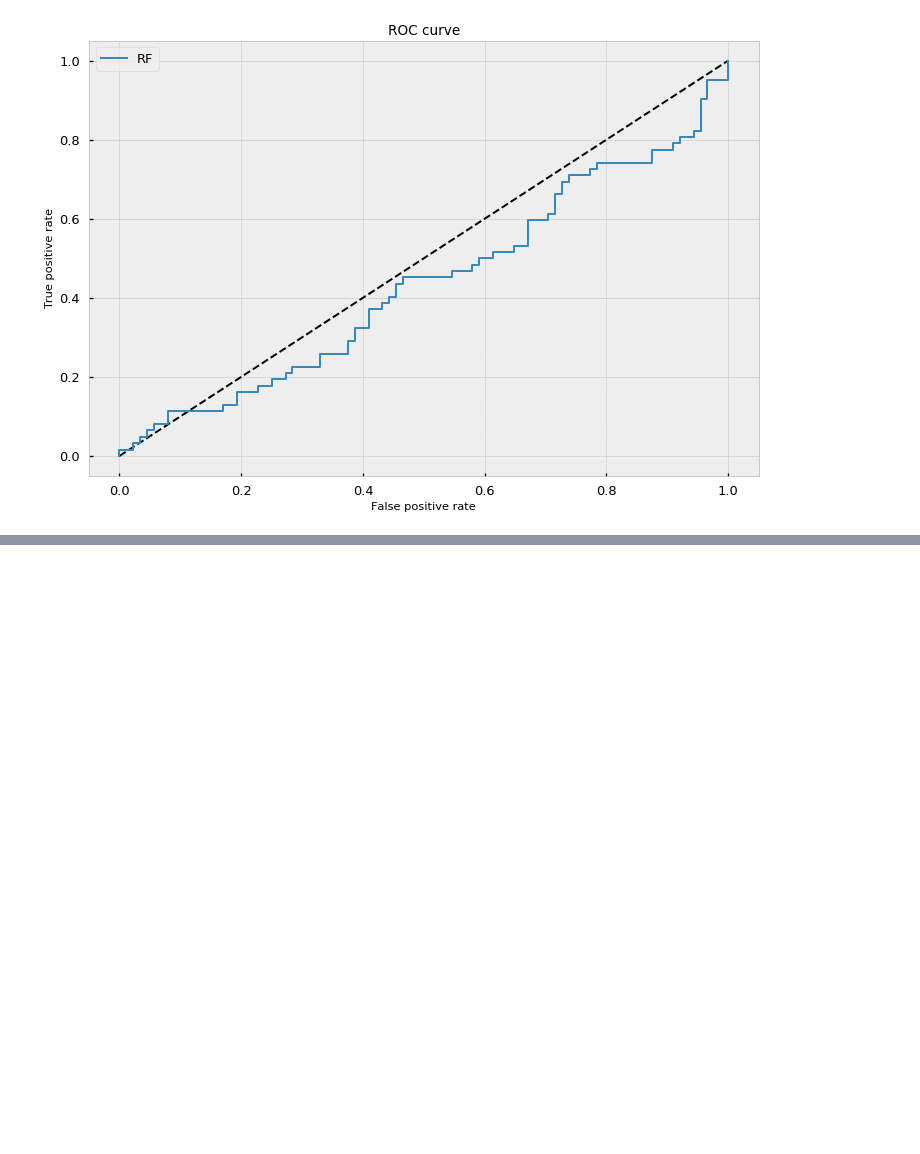
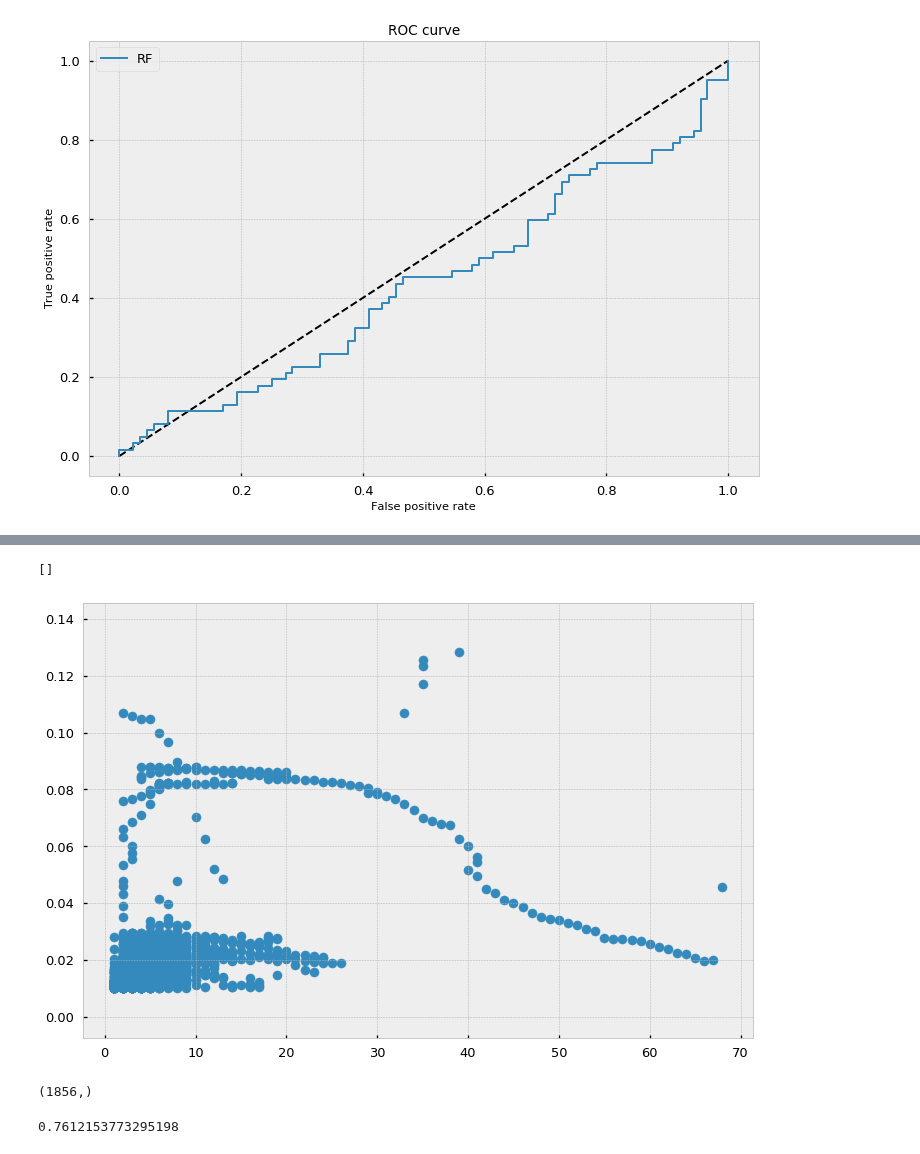
Before and after one commit to Dynami/Adv_Fin_ML_Exercises, a Jupyter notebook: notebooks/trying/test_01.ipynb, the cells around one changed output, grey strips where cells are left out. Drawn from its saved outputs; the diff is of its cells as text; code cells hidden in the pictures; blank space fills up the shorter version.

```diff
--- a/notebooks/trying/test_01.ipynb
+++ b/notebooks/trying/test_01.ipynb
@@ -368,0 +383,8 @@ weighted avg       0.49      0.49      0.49       150
+# %%
+#coEvents.shape, dailyVol[coEvents.index].shape
+#plt.figure(figsize=(12, 8))
+plt.scatter(coEvents.values, dailyVol[coEvents.index].values)
+plt.plot()
+# %% [output]
+[]
+[figure, added]
@@ -368,0 +398,16 @@ weighted avg       0.49      0.49      0.49       150
+# %%
+numThreads = 1
+numCoEvents = coEvents.loc[~coEvents.index.duplicated(keep='last')]
+#numCoEvents = numCoEvents.reindex(close.index).fillna(0)
+numCoEvents = mpPandasObj(mpSampleTW, ('molecule', events.index), numThreads, t1=events.t1, numCoEvents=numCoEvents)
+numCoEvents.shape
+# %% [output]
+(1856,)
+# %%
+def acf(x, length=20):
+    return np.array([1]+[np.corrcoef(x[:-i], x[i:])[0,1] for i in range(1, length)])
+
+#np.corrcoef(numCoEvents.values[:-1], numCoEvents.values[1:])
+acf(numCoEvents.values, length=2)[1]
+# %% [output]
+0.7612153773295198
```
Also changed, not shown: parts of 21 cells of this notebook, 2 other files.
